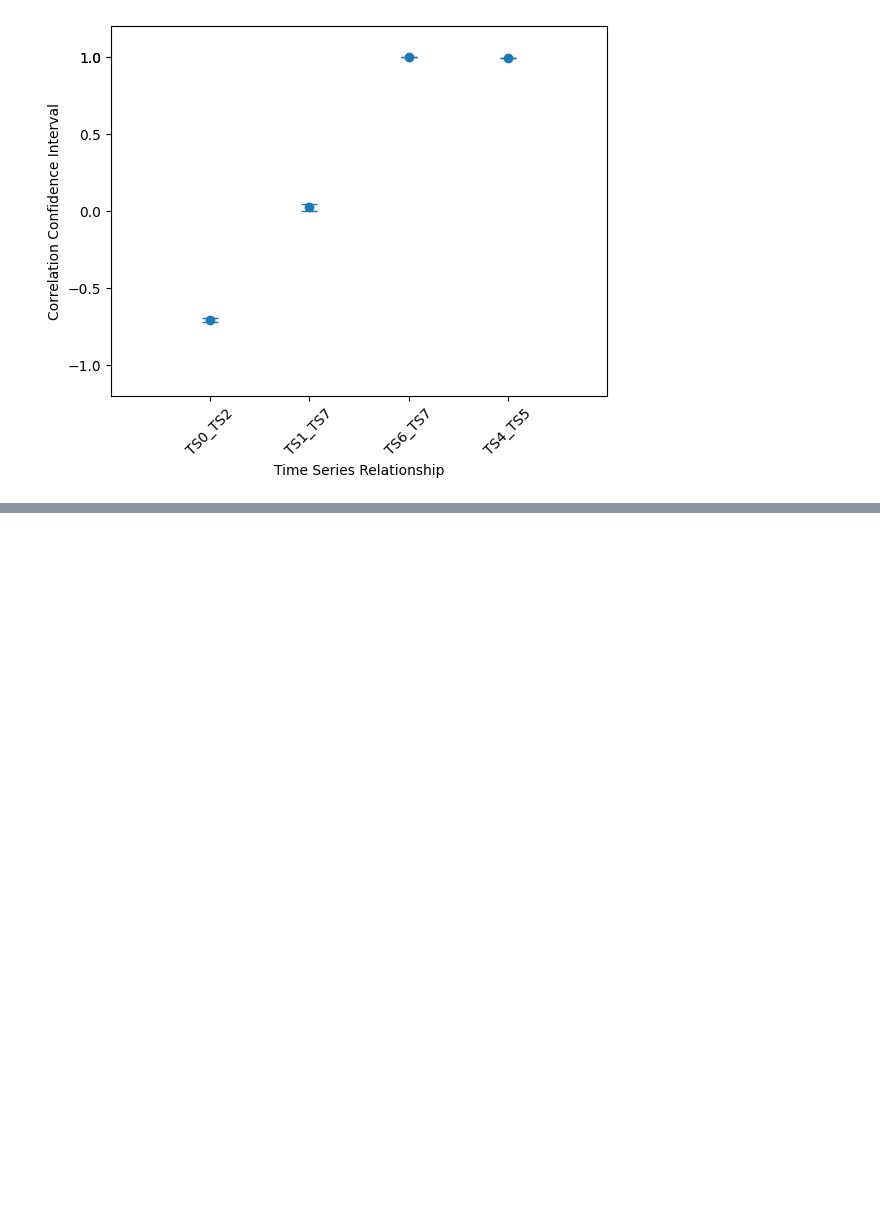
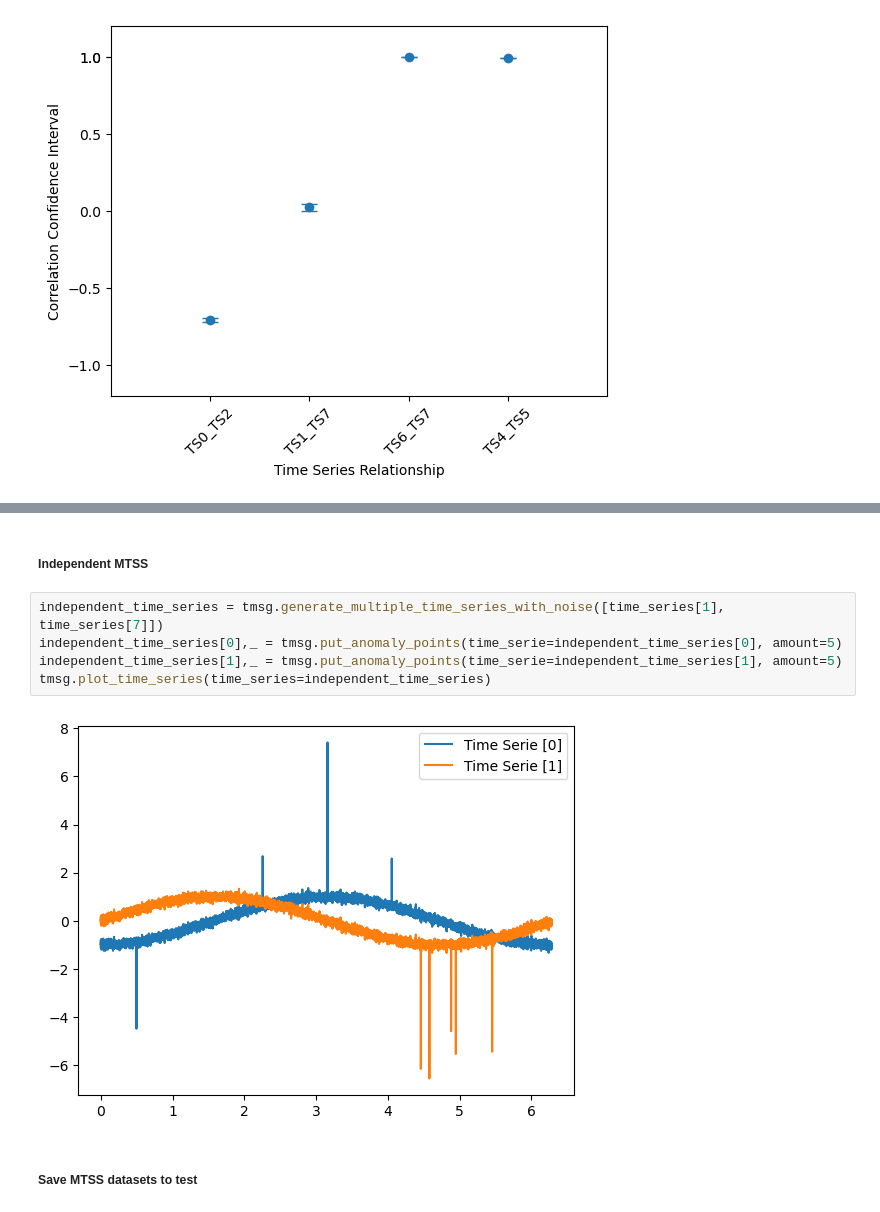
Before and after one commit to CristoferSilva/SyntheticTimeSeriesDataset, a Jupyter notebook: syntheticTimeSeriesDataset.ipynb, the cells around one changed output, grey strips where cells are left out. Cells and saved outputs as stored; diff of their text form; blank space fills up the shorter version.

```diff
--- a/syntheticTimeSeriesDataset.ipynb
+++ b/syntheticTimeSeriesDataset.ipynb
@@ -137,0 +178,11 @@ plt.show()
+# %% [markdown]
+##### Independent MTSS
+# %%
+independent_time_series = tmsg.generate_multiple_time_series_with_noise([time_series[1], time_series[7]])
+independent_time_series[0],_ = tmsg.put_anomaly_points(time_serie=independent_time_series[0], amount=5)
+independent_time_series[1],_ = tmsg.put_anomaly_points(time_serie=independent_time_series[1], amount=5)
+tmsg.plot_time_series(time_series=independent_time_series)
+# %% [output]
+[figure, added]
+# %% [markdown]
+##### Save MTSS datasets to test
```
Also changed, not shown: parts of 22 cells of this notebook.
